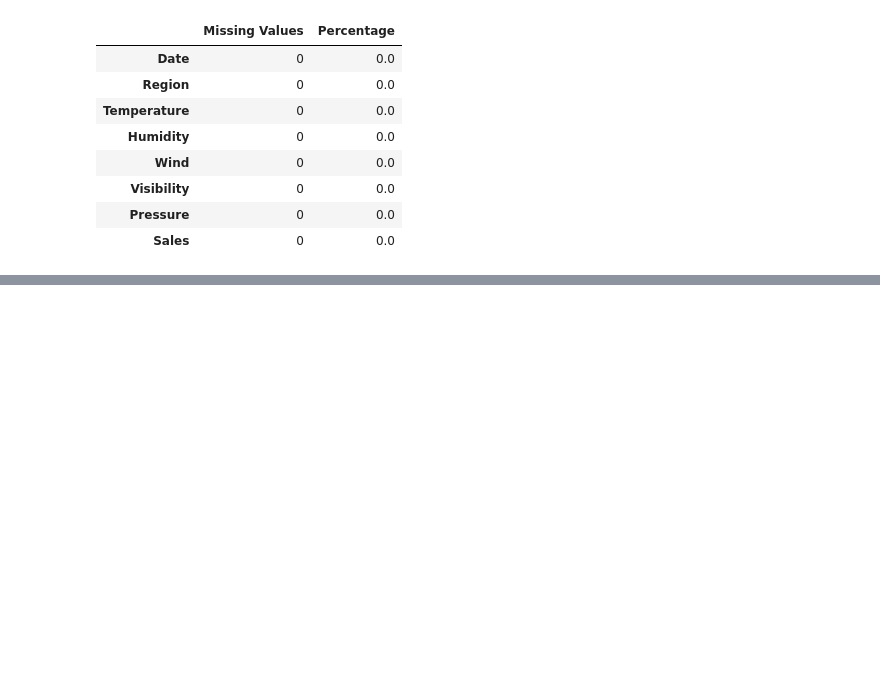
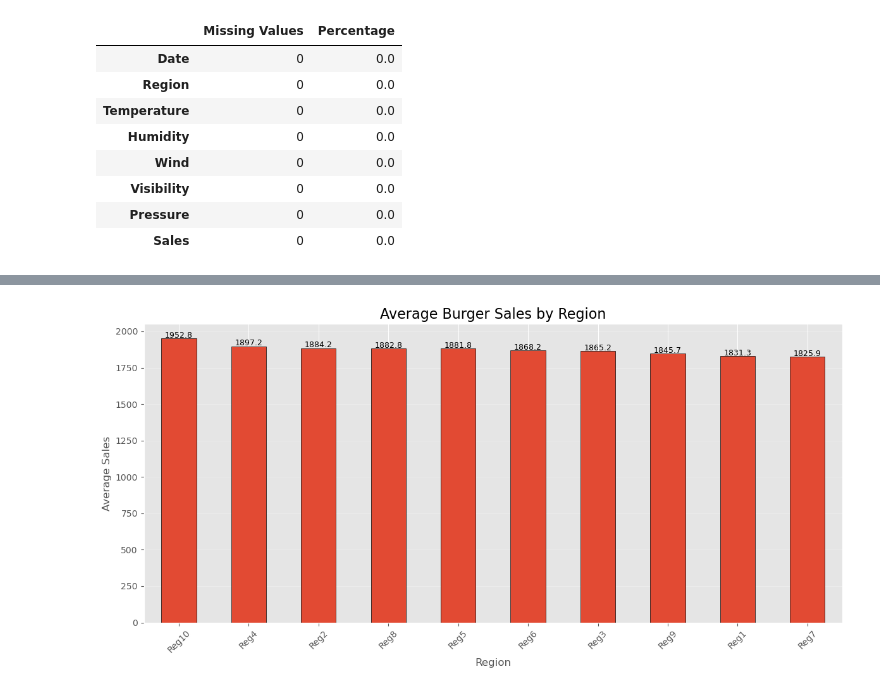
Before and after one commit to Bennyaks/Burger_Sales_Forecasting, a Jupyter notebook: notebooks/02_Exploratory_Data_Analysis.ipynb, the cells around one changed output, grey strips where cells are left out. Saved outputs shown, nothing was run; the diff lists cells and outputs as text; code cells hidden in the pictures; blank space fills up the shorter version.

```diff
--- a/notebooks/02_Exploratory_Data_Analysis.ipynb
+++ b/notebooks/02_Exploratory_Data_Analysis.ipynb
@@ -176,0 +184,14 @@ FileNotFoundError: [Errno 2] No such file or directory: '../outputs/figures/sale
+# %%
+# ==========================================================
+# Average Sales by Region
+# ==========================================================
+
+# Calculate average sales for each region
+region_sales = (
+    df.groupby("Region")["Sales"]
+      .mean()
+      .sort_values(ascending=False)
+)
+
+# Display the results
+print(region_sales)
@@ -176,0 +211,30 @@ FileNotFoundError: [Errno 2] No such file or directory: '../outputs/figures/sale
+# %%
+# ==========================================================
+# Average Sales by Region (Enhanced)
+# ==========================================================
+
+plt.figure(figsize=(12,6))
+
+ax = region_sales.plot(
+    kind="bar",
+    edgecolor="black"
+)
+
+plt.title("Average Burger Sales by Region", fontsize=16)
+plt.xlabel("Region", fontsize=12)
+plt.ylabel("Average Sales", fontsize=12)
+
+# Add value labels on each bar
+for i, value in enumerate(region_sales.values):
+    ax.text(i, value + 5, f"{value:.1f}", ha="center", fontsize=9)
+
+plt.xticks(rotation=45)
+plt.grid(axis="y", alpha=0.3)
+
+plt.tight_layout()
+
+plt.savefig("../outputs/figures/average_sales_by_region.png", dpi=300)
+
+plt.show()
+# %% [output]
+[figure, added]
```
Also changed, not shown: parts of 21 cells of this notebook, 2 other files.
